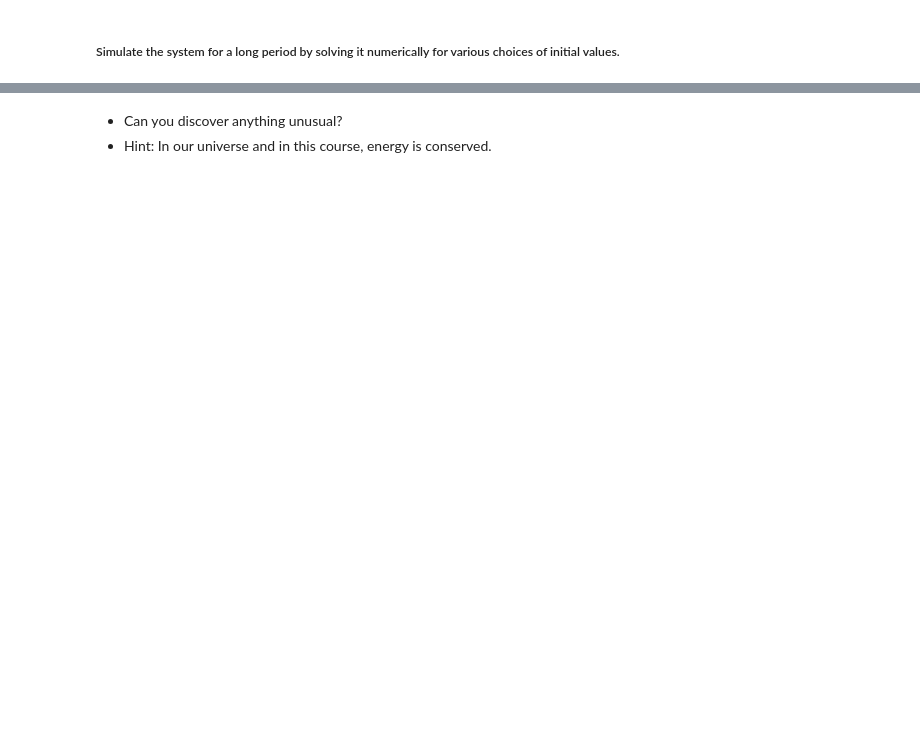
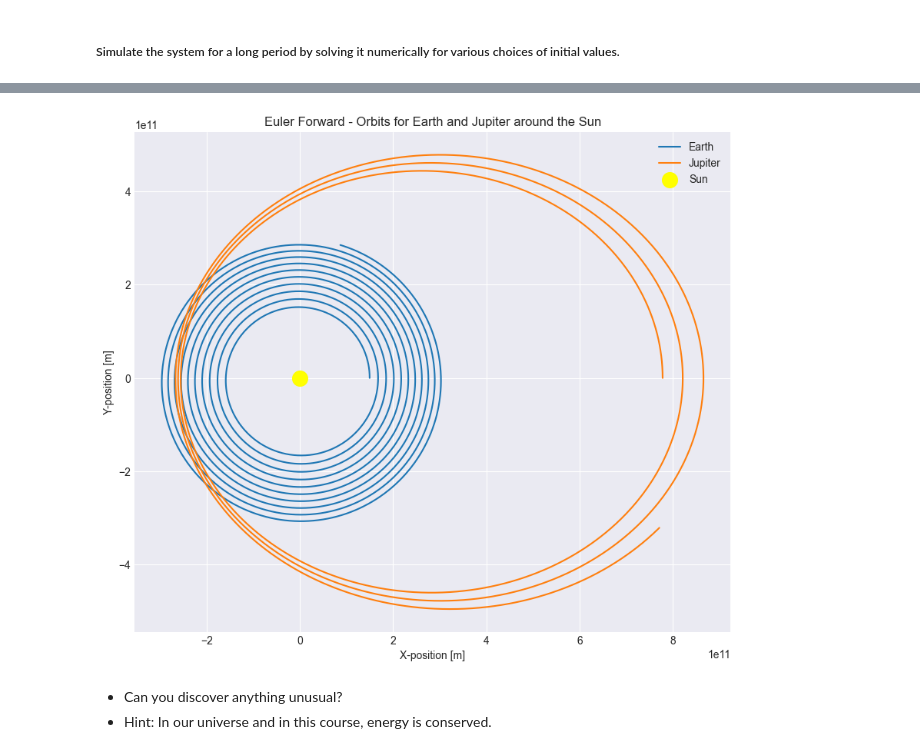
Before and after one commit to Fluntin/Numerical-Methods-ODE, a Jupyter notebook: ODE_Projekt_VillimPrpic.ipynb, the cells around one changed output, grey strips where cells are left out. Saved outputs shown, nothing was run; the diff lists cells and outputs as text; code cells hidden in the pictures; blank space fills up the shorter version.

```diff
--- a/ODE_Projekt_VillimPrpic.ipynb
+++ b/ODE_Projekt_VillimPrpic.ipynb
@@ -1203,3 +1155,95 @@ plt.show()
+# %%
+
+import matplotlib.pyplot as plt
+
+# Constants
+GRAVITY_CONSTANT = 6.67430e-11
+M_Sun = 1.989e30
+AU = 1.496e11
+EARTH_ORBITAL_VELOCITY = 29783.0
+JUPITER_ORBITAL_VELOCITY = 13069.0
+YEAR_IN_SECONDS = 365.0 * 24.0 * 3600.0
+
+def gravitational_acceleration(mass, x, y):
+    distance_squared = x**2 + y**2
+    distance_cubed = distance_squared**(1.5)
+    acceleration_x = - (GRAVITY_CONSTANT * mass * x) / distance_cubed
+    acceleration_y = - (GRAVITY_CONSTANT * mass * y) / distance_cubed
+    return acceleration_x, acceleration_y
+
+def euler_forward_orbit():
+
+    # Time and time step
+    current_time = 0
+    end_time = 20 * YEAR_IN_SECONDS
+    time_step = 50000
+
+    # Initial conditions for Earth
+    x_earth = AU
+    y_earth = 0
+    x_velocity_earth = 0
+    y_velocity_earth = EARTH_ORBITAL_VELOCITY
+
+    # Initial conditions for Jupiter (Elliptical orbit)
+    x_jupiter = 5.2 * AU
+    y_jupiter = 0
+    x_velocity_jupiter = 0
+    y_velocity_jupiter = JUPITER_ORBITAL_VELOCITY * 0.7  # Adjust the factor to make it more elliptical
+
+    # Lists to store positions
+    x_earth_values = [x_earth]
+    y_earth_values = [y_earth]
+    x_jupiter_values = [x_jupiter]
+    y_jupiter_values = [y_jupiter]
+
+
+    while current_time <= end_time:
+
+        # Calculatingthe  acceleration => Just the Sun's gravitational force
+        ax_earth, ay_earth = gravitational_acceleration(M_Sun, x_earth, y_earth)
+        ax_jupiter, ay_jupiter = gravitational_acceleration(M_Sun, x_jupiter, y_jupiter)
+
+        #Earth Euler
+        x_earth += time_step * x_velocity_earth
+        y_earth += time_step * y_velocity_earth
+        x_velocity_earth += time_step * ax_earth
+        y_velocity_earth += time_step * ay_earth
+
+        #Jupiter Euler
+        x_jupiter += time_step * x_velocity_jupiter
+        y_jupiter += time_step * y_velocity_jupiter
+        x_velocity_jupiter += time_step * ax_jupiter
+        y_velocity_jupiter += time_step * ay_jupiter
+
+        # Append everything...
+        x_earth_values.append(x_earth)
+        y_earth_values.append(y_earth)
+        x_jupiter_values.append(x_jupiter)
+        y_jupiter_values.append(y_jupiter)
+
+        current_time += time_step
+
+    return x_earth_values, y_earth_values, x_jupiter_values, y_jupiter_values
+
+#Plot part
+def plot_orbits():
+    x_earth_values, y_earth_values, x_jupiter_values, y_jupiter_values = euler_forward_orbit()
+
+    plt.figure(figsize=(10, 10))
+    plt.plot(x_earth_values, y_earth_values, label="Earth")
+    plt.plot(x_jupiter_values, y_jupiter_values, label="Jupiter")
+    plt.scatter([0], [0], color='yellow', s=200, label="Sun")  # Position of the Sun
+    plt.xlabel('X-position [m]')
+    plt.ylabel('Y-position [m]')
+    plt.gca().set_aspect('equal', adjustable='box')
+    plt.legend()
+    plt.grid(True)
+    plt.title("Euler Forward - Orbits for Earth and Jupiter around the Sun")
+    plt.show()
+
+plot_orbits()
+# %% [output]
+[figure, added]
 # %% [markdown]
 - Can you discover anything unusual?
 - Hint: In our universe and in this course, energy is conserved.
```
Also changed, not shown: parts of 21 cells of this notebook.
